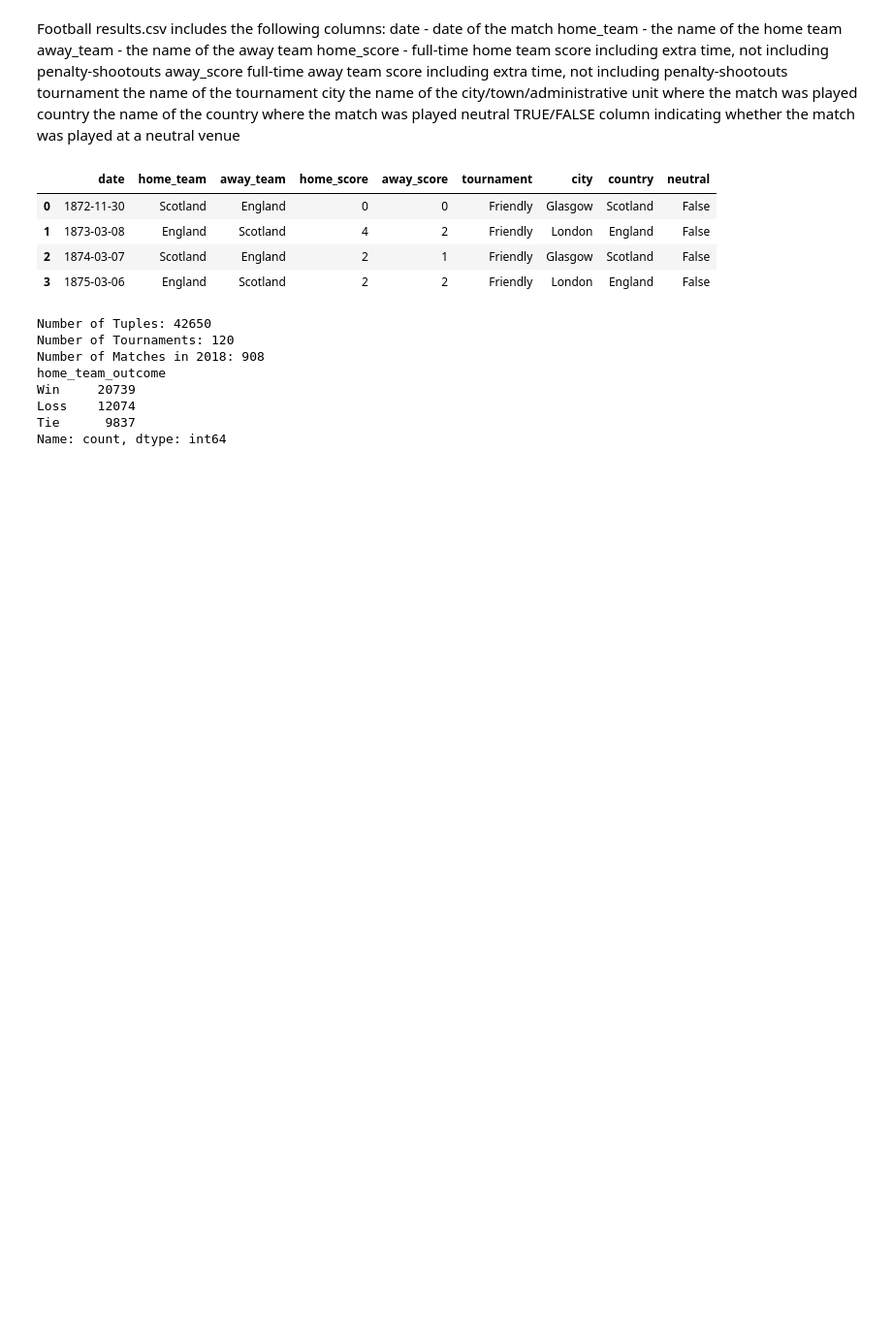
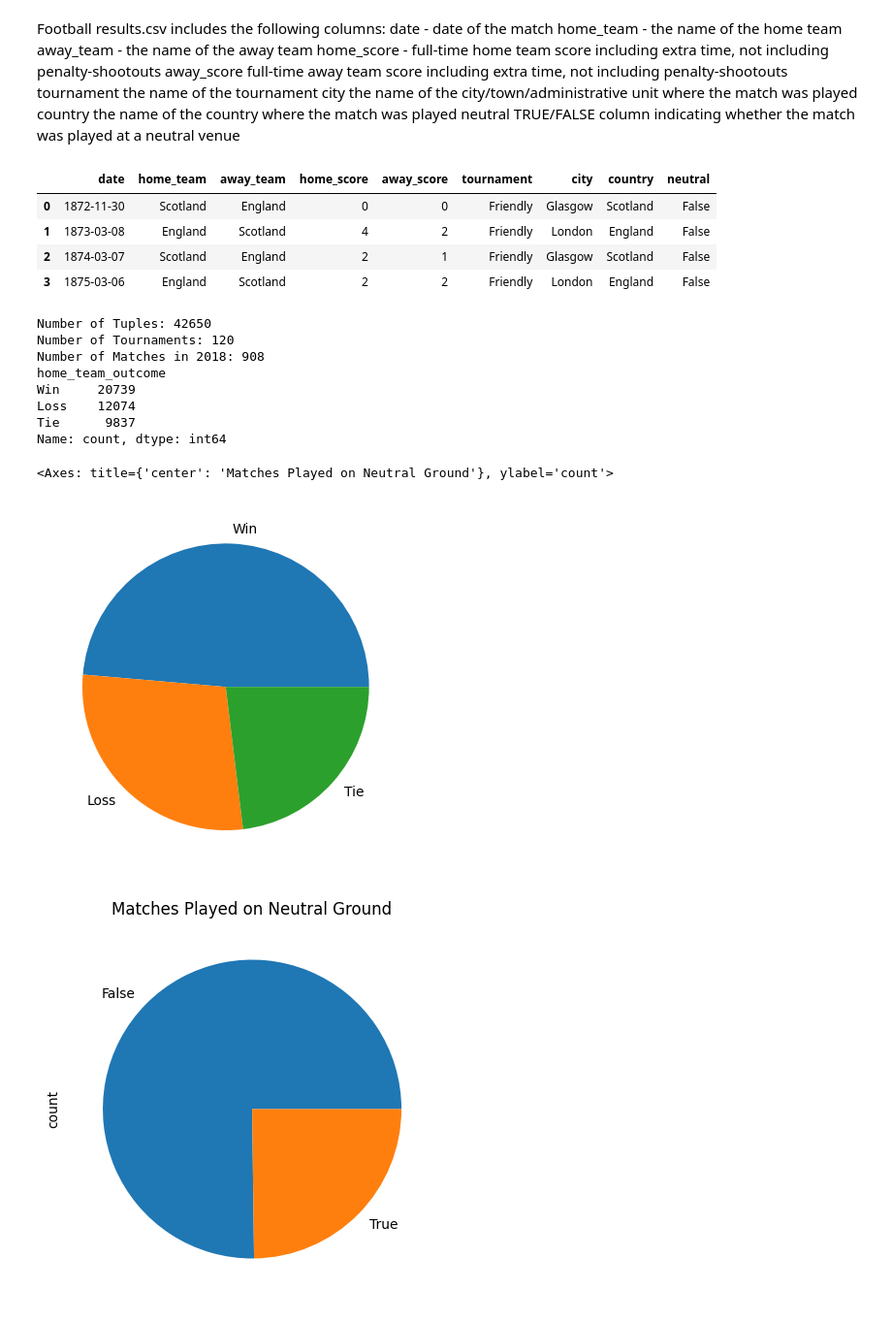
Before and after one commit to jpoitras2k/Git, a Jupyter notebook: Module2 AI Bootcamp/Football Mini Project.ipynb, the cells around one changed output. Shown at 97% size. Saved outputs shown, nothing was run; the diff lists cells and outputs as text; code cells hidden in the pictures; blank space fills up the shorter version.

```diff
--- a/Module2 AI Bootcamp/Football Mini Project.ipynb
+++ b/Module2 AI Bootcamp/Football Mini Project.ipynb
@@ -40,30 +40,43 @@ num_matches_in_2018 = len(matches_2018)  # Count with len number of items
 print ('Number of Matches in 2018:', num_matches_in_2018)
 
 # Step 5 -- Team Statistics. Calculate how many times the home team won, lost, or had a draw.
 dataset['score_diff'] = dataset['home_score'] - dataset['away_score']  #Calculates wins, losses, or ties with +, -, or =
 #outputs conditions comparing score_diff to 0. >0 is a Win, >0 is a Loss, and == is a tie
 conditions = [
     (dataset['score_diff'] >0),
     (dataset['score_diff'] <0),
     (dataset['score_diff'] ==0)
 ]
 outcomes = ['Win', 'Loss', 'Tie']
 
 dataset['home_team_outcome'] = np.select(conditions, outcomes, default="Unknown")
 
 outcome_counts = dataset['home_team_outcome'].value_counts()
 print(outcome_counts)
+
+
+# Step 6 -- Visualization. Plot the numbers extracted from step 5 in a pie chart. Win, Loss, Tie = ref mathplotlib website
+labels = 'Win', 'Loss', 'Tie'
+sizes = outcome_counts
+fig, ax = plt.subplots()
+ax.pie(sizes, labels=labels)
+# Plot the neutral column as a pie chart.
+plt.figure(figsize=(5,5))
+dataset['neutral'].value_counts().plot.pie(title='Matches Played on Neutral Ground')
 # %% [output]
 |  | date | home_team | away_team | home_score | away_score | tournament | city | country | neutral |
 | 0 | 1872-11-30 | Scotland | England | 0 | 0 | Friendly | Glasgow | Scotland | False |
 | 1 | 1873-03-08 | England | Scotland | 4 | 2 | Friendly | London | England | False |
 | 2 | 1874-03-07 | Scotland | England | 2 | 1 | Friendly | Glasgow | Scotland | False |
 | 3 | 1875-03-06 | England | Scotland | 2 | 2 | Friendly | London | England | False |
 Number of Tuples: 42650
 Number of Tournaments: 120
 Number of Matches in 2018: 908
 home_team_outcome
 Win     20739
 Loss    12074
 Tie      9837
 Name: count, dtype: int64
+<Axes: title={'center': 'Matches Played on Neutral Ground'}, ylabel='count'>
+[figure, added]
+[figure, added]
```
